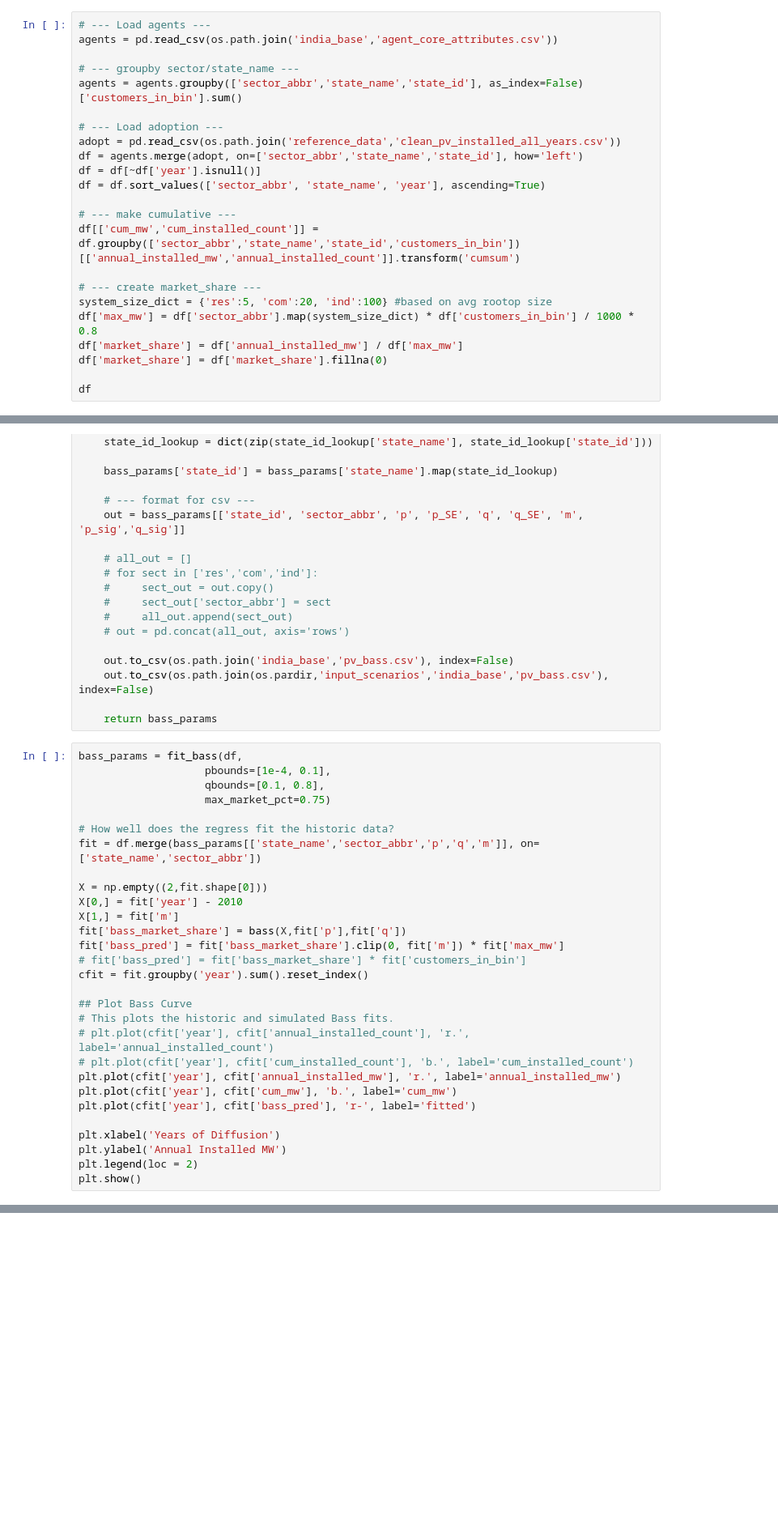
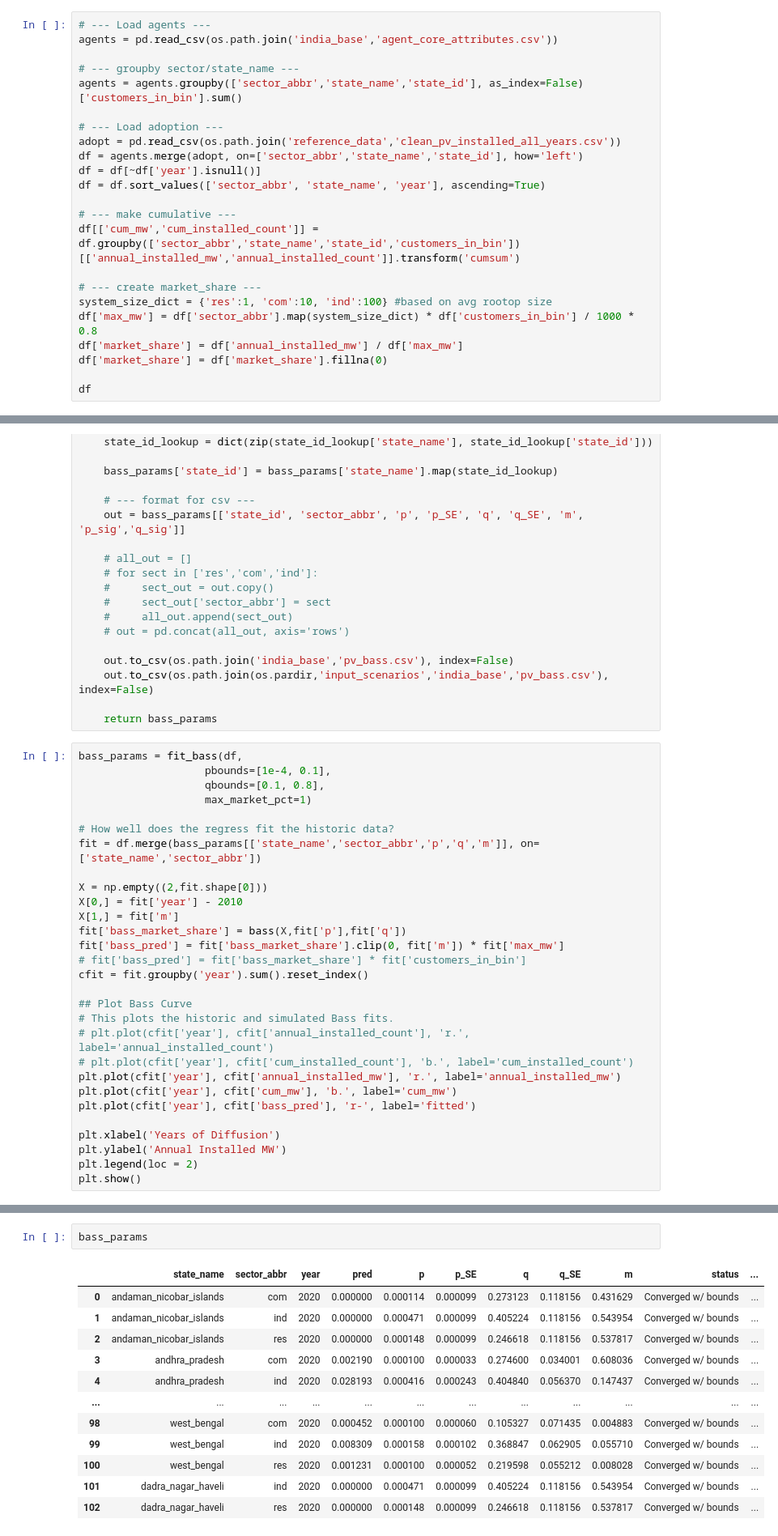
Before and after one commit to jmarinpi/dgen_globetrotter, a Jupyter notebook: india/india_bass_estimation.ipynb, the cells around one changed output, grey strips where cells are left out. Shown at 81% size. Saved outputs shown, nothing was run; the diff lists cells and outputs as text; blank space fills up the shorter version.

```diff
--- a/india/india_bass_estimation.ipynb
+++ b/india/india_bass_estimation.ipynb
@@ -177,7 +177,7 @@ df = df.sort_values(['sector_abbr', 'state_name', 'year'], ascending=True)
 df[['cum_mw','cum_installed_count']] = df.groupby(['sector_abbr','state_name','state_id','customers_in_bin'])[['annual_installed_mw','annual_installed_count']].transform('cumsum')
 
 # --- create market_share ---
-system_size_dict = {'res':5, 'com':20, 'ind':100} #based on avg rootop size
+system_size_dict = {'res':1, 'com':10, 'ind':100} #based on avg rootop size
 df['max_mw'] = df['sector_abbr'].map(system_size_dict) * df['customers_in_bin'] / 1000 * 0.8
 df['market_share'] = df['annual_installed_mw'] / df['max_mw']
 df['market_share'] = df['market_share'].fillna(0)
@@ -322,7 +322,7 @@ def fit_bass(df, pbounds=[1e-7, 0.03], qbounds=[1e-7, 0.8], max_market_pct=0.5):
 bass_params = fit_bass(df,
                     pbounds=[1e-4, 0.1],
                     qbounds=[0.1, 0.8],
-                    max_market_pct=0.75)
+                    max_market_pct=1)
 
 # How well does the regress fit the historic data?
 fit = df.merge(bass_params[['state_name','sector_abbr','p','q','m']], on=['state_name','sector_abbr'])
@@ -368,0 +383,15 @@ dadra_nagar_haveli res: p 0.0001, q 0.1, m 0.0032
+# %%
+bass_params
+# %% [output]
+|  | state_name | sector_abbr | year | pred | p | p_SE | q | q_SE | m | status | ... |
+| 0 | andaman_nicobar_islands | com | 2020 | 0.000000 | 0.000114 | 0.000099 | 0.273123 | 0.118156 | 0.431629 | Converged w/ bounds | ... |
+| 1 | andaman_nicobar_islands | ind | 2020 | 0.000000 | 0.000471 | 0.000099 | 0.405224 | 0.118156 | 0.543954 | Converged w/ bounds | ... |
+| 2 | andaman_nicobar_islands | res | 2020 | 0.000000 | 0.000148 | 0.000099 | 0.246618 | 0.118156 | 0.537817 | Converged w/ bounds | ... |
+| 3 | andhra_pradesh | com | 2020 | 0.002190 | 0.000100 | 0.000033 | 0.274600 | 0.034001 | 0.608036 | Converged w/ bounds | ... |
+| 4 | andhra_pradesh | ind | 2020 | 0.028193 | 0.000416 | 0.000243 | 0.404840 | 0.056370 | 0.147437 | Converged w/ bounds | ... |
+| ... | ... | ... | ... | ... | ... | ... | ... | ... | ... | ... | ... |
+| 98 | west_bengal | com | 2020 | 0.000452 | 0.000100 | 0.000060 | 0.105327 | 0.071435 | 0.004883 | Converged w/ bounds | ... |
+| 99 | west_bengal | ind | 2020 | 0.008309 | 0.000158 | 0.000102 | 0.368847 | 0.062905 | 0.055710 | Converged w/ bounds | ... |
+| 100 | west_bengal | res | 2020 | 0.001231 | 0.000100 | 0.000052 | 0.219598 | 0.055212 | 0.008028 | Converged w/ bounds | ... |
+| 101 | dadra_nagar_haveli | ind | 2020 | 0.000000 | 0.000471 | 0.000099 | 0.405224 | 0.118156 | 0.543954 | Converged w/ bounds | ... |
+| 102 | dadra_nagar_haveli | res | 2020 | 0.000000 | 0.000148 | 0.000099 | 0.246618 | 0.118156 | 0.537817 | Converged w/ bounds | ... |
```
Also changed, not shown: parts of 3 cells of this notebook.
